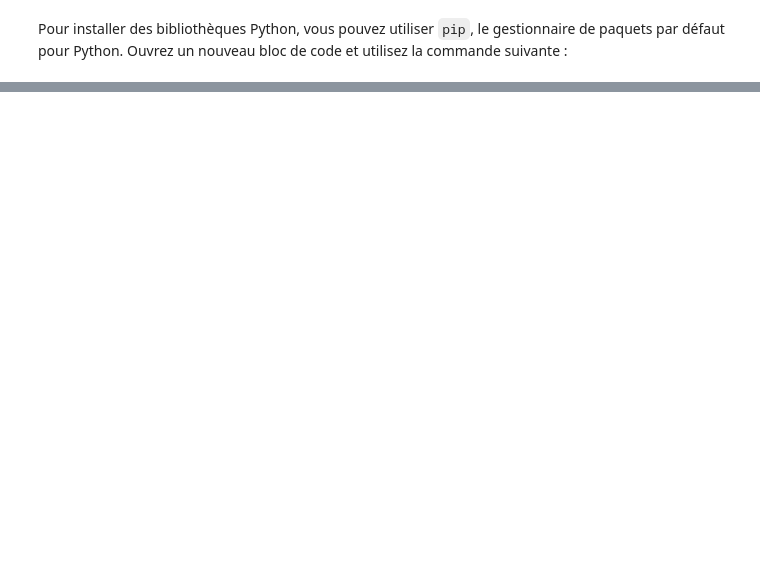
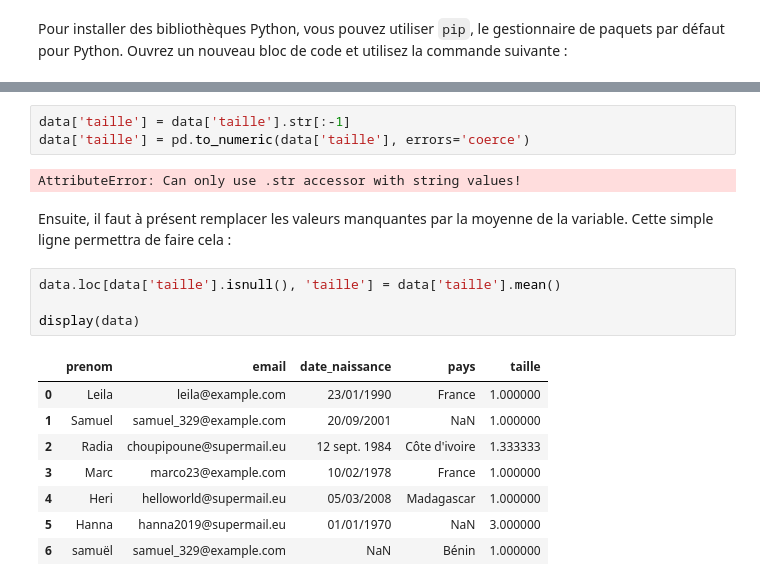
Before and after one commit to malik630/Nettoyage-et-analyse-des-donn-es, a Jupyter notebook: Nettoyage_Analyse_Données.ipynb, the cells around one changed output, grey strips where cells are left out. Cells and saved outputs as stored; diff of their text form; blank space fills up the shorter version.

```diff
--- a/Nettoyage_Analyse_Données.ipynb
+++ b/Nettoyage_Analyse_Données.ipynb
@@ -22,0 +93,20 @@ Pour installer des bibliothèques Python, vous pouvez utiliser `pip`, le gestion
+# %%
+data['taille'] = data['taille'].str[:-1]
+data['taille'] = pd.to_numeric(data['taille'], errors='coerce')
+# %% [output]
+AttributeError: Can only use .str accessor with string values!
+# %% [markdown]
+Ensuite, il faut à présent remplacer les valeurs manquantes par la moyenne de la variable. Cette simple ligne permettra de faire cela :
+# %%
+data.loc[data['taille'].isnull(), 'taille'] = data['taille'].mean()
+
+display(data)
+# %% [output]
+|  | prenom | email | date_naissance | pays | taille |
+| 0 | Leila | leila@example.com | 23/01/1990 | France | 1.000000 |
+| 1 | Samuel | samuel_329@example.com | 20/09/2001 | NaN | 1.000000 |
+| 2 | Radia | choupipoune@supermail.eu | 12 sept. 1984 | Côte d'ivoire | 1.333333 |
+| 3 | Marc | marco23@example.com | 10/02/1978 | France | 1.000000 |
+| 4 | Heri | helloworld@supermail.eu | 05/03/2008 | Madagascar | 1.000000 |
+| 5 | Hanna | hanna2019@supermail.eu | 01/01/1970 | NaN | 3.000000 |
+| 6 | samuël | samuel_329@example.com | NaN | Bénin | 1.000000 |
```
Also changed, not shown: parts of 12 cells of this notebook.
